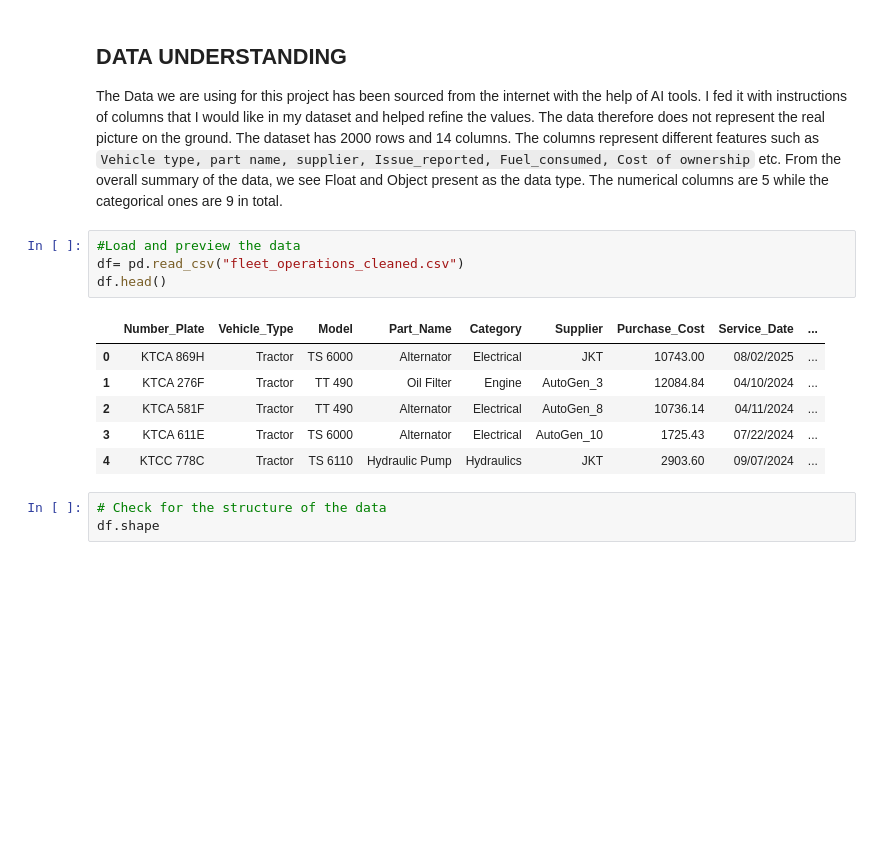
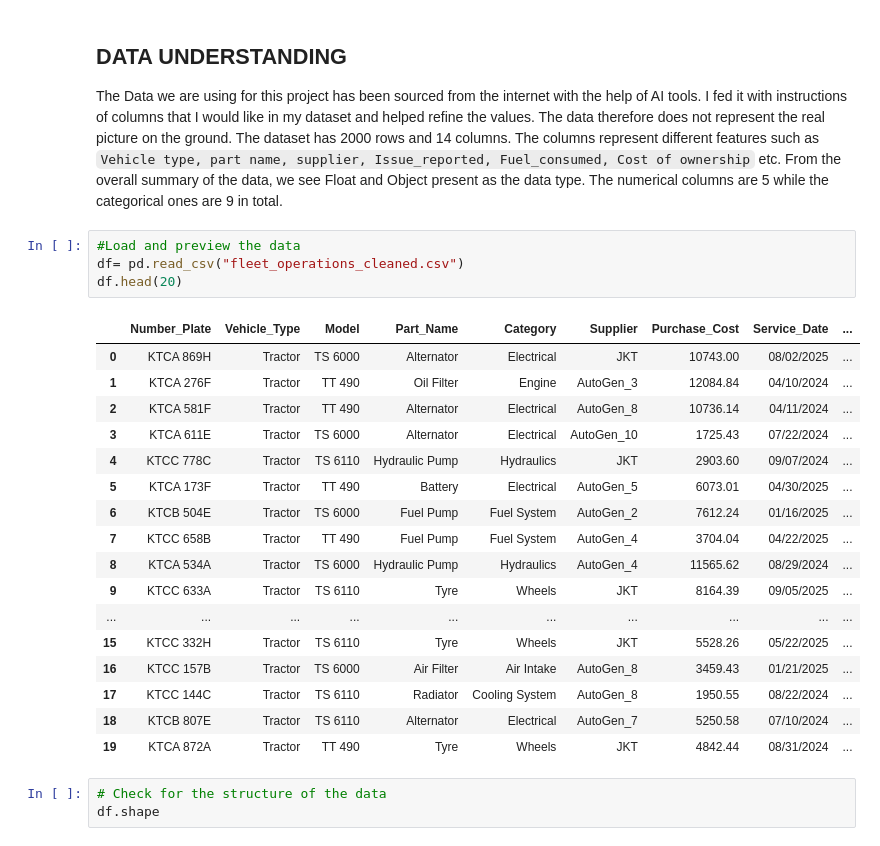
Before and after one commit to Masinde10/Fleet_operations_1, a Jupyter notebook: Fleet_operations_1.ipynb, the cells around one changed output. Cells and saved outputs as stored; diff of their text form; blank space fills up the shorter version.

```diff
--- a/Fleet_operations_1.ipynb
+++ b/Fleet_operations_1.ipynb
@@ -32,14 +32,25 @@ The Data we are using for this project has been sourced from the internet with t
 # %%
 #Load and preview the data
 df= pd.read_csv("fleet_operations_cleaned.csv")
-df.head()
+df.head(20)
 # %% [output]
 |  | Number_Plate | Vehicle_Type | Model | Part_Name | Category | Supplier | Purchase_Cost | Service_Date | ... |
 | 0 | KTCA 869H | Tractor | TS 6000 | Alternator | Electrical | JKT | 10743.00 | 08/02/2025 | ... |
 | 1 | KTCA 276F | Tractor | TT 490 | Oil Filter | Engine | AutoGen_3 | 12084.84 | 04/10/2024 | ... |
 | 2 | KTCA 581F | Tractor | TT 490 | Alternator | Electrical | AutoGen_8 | 10736.14 | 04/11/2024 | ... |
 | 3 | KTCA 611E | Tractor | TS 6000 | Alternator | Electrical | AutoGen_10 | 1725.43 | 07/22/2024 | ... |
 | 4 | KTCC 778C | Tractor | TS 6110 | Hydraulic Pump | Hydraulics | JKT | 2903.60 | 09/07/2024 | ... |
+| 5 | KTCA 173F | Tractor | TT 490 | Battery | Electrical | AutoGen_5 | 6073.01 | 04/30/2025 | ... |
+| 6 | KTCB 504E | Tractor | TS 6000 | Fuel Pump | Fuel System | AutoGen_2 | 7612.24 | 01/16/2025 | ... |
+| 7 | KTCC 658B | Tractor | TT 490 | Fuel Pump | Fuel System | AutoGen_4 | 3704.04 | 04/22/2025 | ... |
+| 8 | KTCA 534A | Tractor | TS 6000 | Hydraulic Pump | Hydraulics | AutoGen_4 | 11565.62 | 08/29/2024 | ... |
+| 9 | KTCC 633A | Tractor | TS 6110 | Tyre | Wheels | JKT | 8164.39 | 09/05/2025 | ... |
+| ... | ... | ... | ... | ... | ... | ... | ... | ... | ... |
+| 15 | KTCC 332H | Tractor | TS 6110 | Tyre | Wheels | JKT | 5528.26 | 05/22/2025 | ... |
+| 16 | KTCC 157B | Tractor | TS 6000 | Air Filter | Air Intake | AutoGen_8 | 3459.43 | 01/21/2025 | ... |
+| 17 | KTCC 144C | Tractor | TS 6110 | Radiator | Cooling System | AutoGen_8 | 1950.55 | 08/22/2024 | ... |
+| 18 | KTCB 807E | Tractor | TS 6110 | Alternator | Electrical | AutoGen_7 | 5250.58 | 07/10/2024 | ... |
+| 19 | KTCA 872A | Tractor | TT 490 | Tyre | Wheels | JKT | 4842.44 | 08/31/2024 | ... |
 # %%
 # Check for the structure of the data
 df.shape
```
Also changed, not shown: parts of 14 cells of this notebook, 2 other files.
